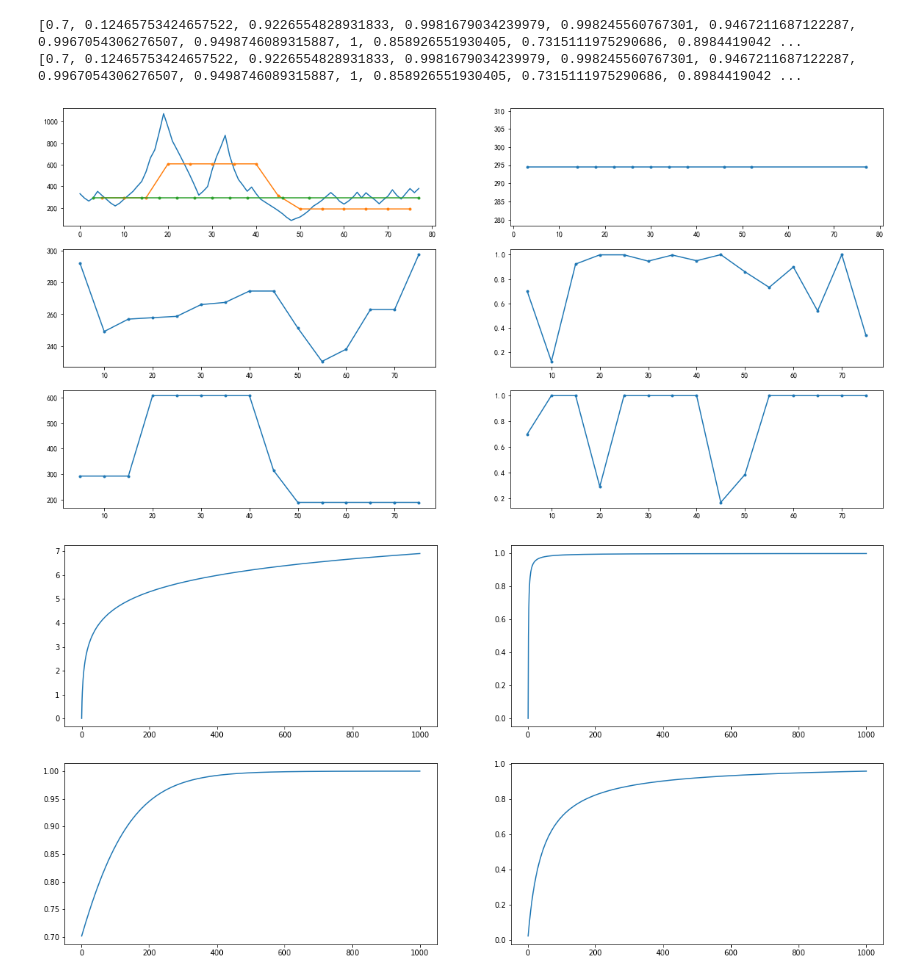
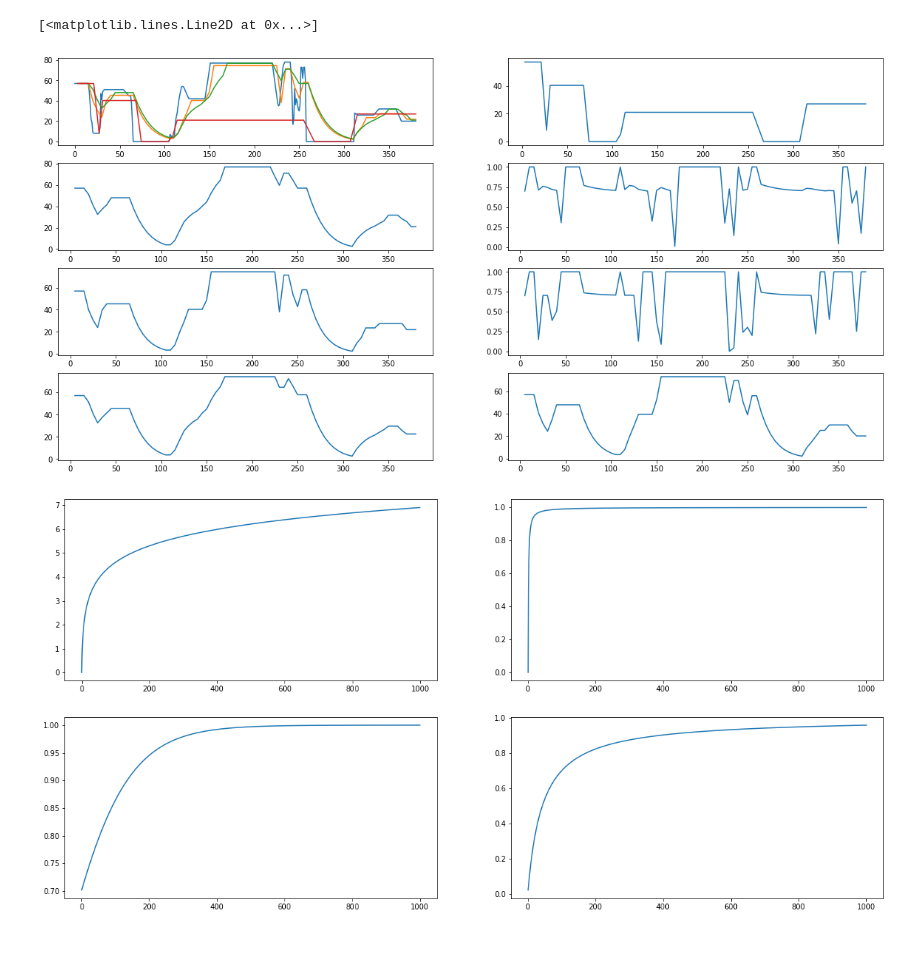
Before and after one commit to Whu-wxy/AmbientLightLab, a Jupyter notebook: contract.ipynb, the cells around one changed output. Drawn from its saved outputs; the diff is of its cells as text; code cells hidden in the pictures; blank space fills up the shorter version.

```diff
--- a/contract.ipynb
+++ b/contract.ipynb
@@ -234,40 +242,54 @@ def stableBySection(curLux, lastStable, need_small):
         else:
             return curLux
 # %%
-s = readFromRecord('record.txt')
+s = readFromRecord('night.txt')  # night daywalk daybike room
 plt.figure(figsize = (20,10))
 
-list_s, res_idx, minmax_list, a_list = Hysteresis_log_interval_changeA(s, f1=0.15, f2=0.25, A1=0, A2=0.7, n=5, bMean=False, blog=False)
-list_s2, res_idx2, minmax_list2, a_list2 = Hysteresis_log_interval_changeA(s, f1=0.1, f2=0.25, A1=0, A2=0.7, n=5, bMean=False, blog=True)
+list_s, res_idx, minmax_list, a_list = Hysteresis_log_interval_changeA(s, f1=0.15, f2=0.25, A1=0, A2=0.7, n=5, bMean=False, blog=False, linear=False)
+list_s2, res_idx2, minmax_list2, a_list2 = Hysteresis_log_interval_changeA(s, f1=0.05, f2=0.25, A1=0, A2=0.7, n=5, bMean=False, blog=True, linear=False)
 stable_list, stable_idx = AIBrightness(s, need_small=True, always_usd_std=False)
+list_s3, res_idx3, minmax_list3, a_list3 = Hysteresis_log_interval_changeA(s, f1=0.15, f2=0.25, A1=0, A2=0.7, n=5, bMean=False, blog=False, linear=True)
+list_s4, res_idx4, minmax_list4, a_list4 = Hysteresis_log_interval_changeA(s, f1=0.05, f2=0.25, A1=0, A2=0.7, n=5, bMean=False, blog=True, linear=True)
 
-plt.subplot(3,2,1)
+mk = '.'
+mk = None
+col = 4
+row = 2
+
+plt.subplot(col,row,1)
 plt.plot(s)
-plt.plot(res_idx2, list_s2, marker='.')
-plt.plot(np.array(stable_idx), np.array(stable_list), marker='.')
+plt.plot(res_idx2, list_s2, marker=mk)
+plt.plot(res_idx, list_s, marker=mk)
+plt.plot(np.array(stable_idx), np.array(stable_list), marker=mk)
 
-plt.subplot(3,2,2)
-plt.plot(np.array(stable_idx), np.array(stable_list), marker='.')
+plt.subplot(col,row,2)
+plt.plot(np.array(stable_idx), np.array(stable_list), marker=mk)
 
 # plt.plot(minmax_list[3], minmax_list[1], linestyle="-", marker='.')
 # plt.plot(minmax_list[3], minmax_list[0], linestyle="-.")
 # plt.plot(minmax_list[3], minmax_list[2], linestyle="-.")
 
-plt.subplot(3,2,3)
-plt.plot(res_idx, list_s, marker='.')
-plt.subplot(3,2,4)
-plt.plot(res_idx, a_list, marker='.')
-print(a_list)
+plt.subplot(col,row,3)
+plt.plot(res_idx, list_s, marker=mk)
+plt.subplot(col,row,4)
+plt.plot(res_idx, a_list, marker=mk)
+# print(a_list)
+# print('\n')
 
-plt.subplot(3,2,5)
-plt.plot(res_idx2, list_s2, marker='.')
-plt.subplot(3,2,6)
-plt.plot(res_idx2, a_list2, marker='.')
-print(a_list)
+plt.subplot(col,row,5)
+plt.plot(res_idx2, list_s2, marker=mk)
+plt.subplot(col,row,6)
+plt.plot(res_idx2, a_list2, marker=mk)
+# print(a_list)
+
+plt.subplot(col,row,7)
+plt.plot(res_idx3, list_s3, marker=mk)
+
+plt.subplot(col,row,8)
+plt.plot(res_idx4, list_s4, marker=mk)
 # %% [output]
-[0.7, 0.12465753424657522, 0.9226554828931833, 0.9981679034239979, 0.998245560767301, 0.9467211687122287, 0.9967054306276507, 0.9498746089315887, 1, 0.858926551930405, 0.7315111975290686, 0.8984419042 ...
-[0.7, 0.12465753424657522, 0.9226554828931833, 0.9981679034239979, 0.998245560767301, 0.9467211687122287, 0.9967054306276507, 0.9498746089315887, 1, 0.858926551930405, 0.7315111975290686, 0.8984419042 ...
+[<matplotlib.lines.Line2D at 0x...>]
-[figure, old version]
+[figure, new version]
 # %%
 plt.figure(figsize = (20,10))
 
```
Also changed, not shown: parts of 3 cells of this notebook, 4 other files.
